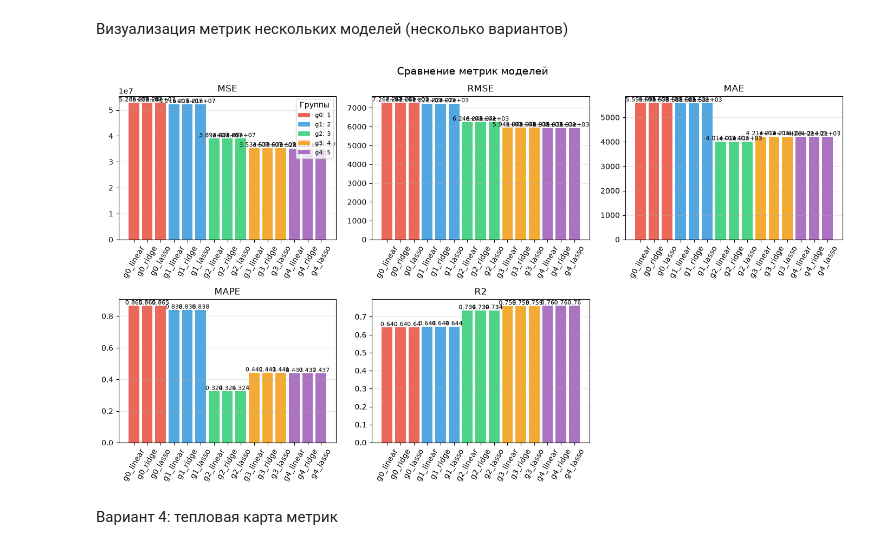
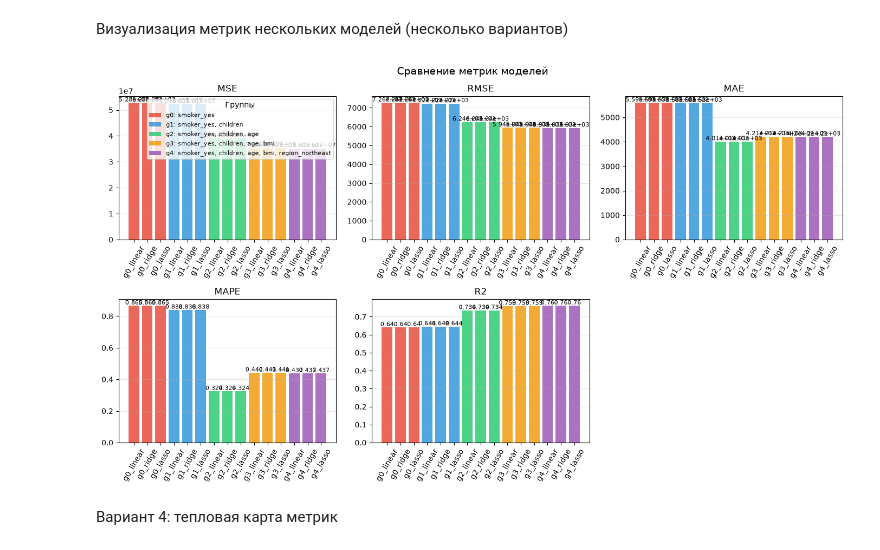
Before and after one commit to ceteravincis/dz_regressii_misskiy, a Jupyter notebook: dz-regressiya.ipynb, the cells around one changed output. Drawn from its saved outputs; the diff is of its cells as text; code cells hidden in the pictures.

Commit message:
plot_metrics - норм, metrics_heatmap - еще нет группировки и правильных подписей

```diff
--- a/dz-regressiya.ipynb
+++ b/dz-regressiya.ipynb
@@ -347,6 +347,7 @@ class ML_insuranceLLM:
         return {
             'model': self.model_kind,
             'features_str': self.features_col[-1],
+            'features_names': ', '.join(self.features_col),
             'random_state': self.random_state,
             'alpha': self.alpha,
             'n_features': len(self.features_col),
@@ -518,9 +520,9 @@ def plot_metrics(models, metrics=None, figsize=(14, 8),
 
     return df
 # %%
-metrics_df_plot = plot_metrics(models, label_cols=['model'], group_cols=['n_features'])
+metrics_df_plot = plot_metrics(models, label_cols=['model'], group_cols=['features_names'])
 # %% [output]
-[figure, old version]
+[figure, new version]
 # %% [markdown]
 Вариант 4: тепловая карта метрик
 # %%
```
Also changed, not shown: parts of 3 cells of this notebook.
